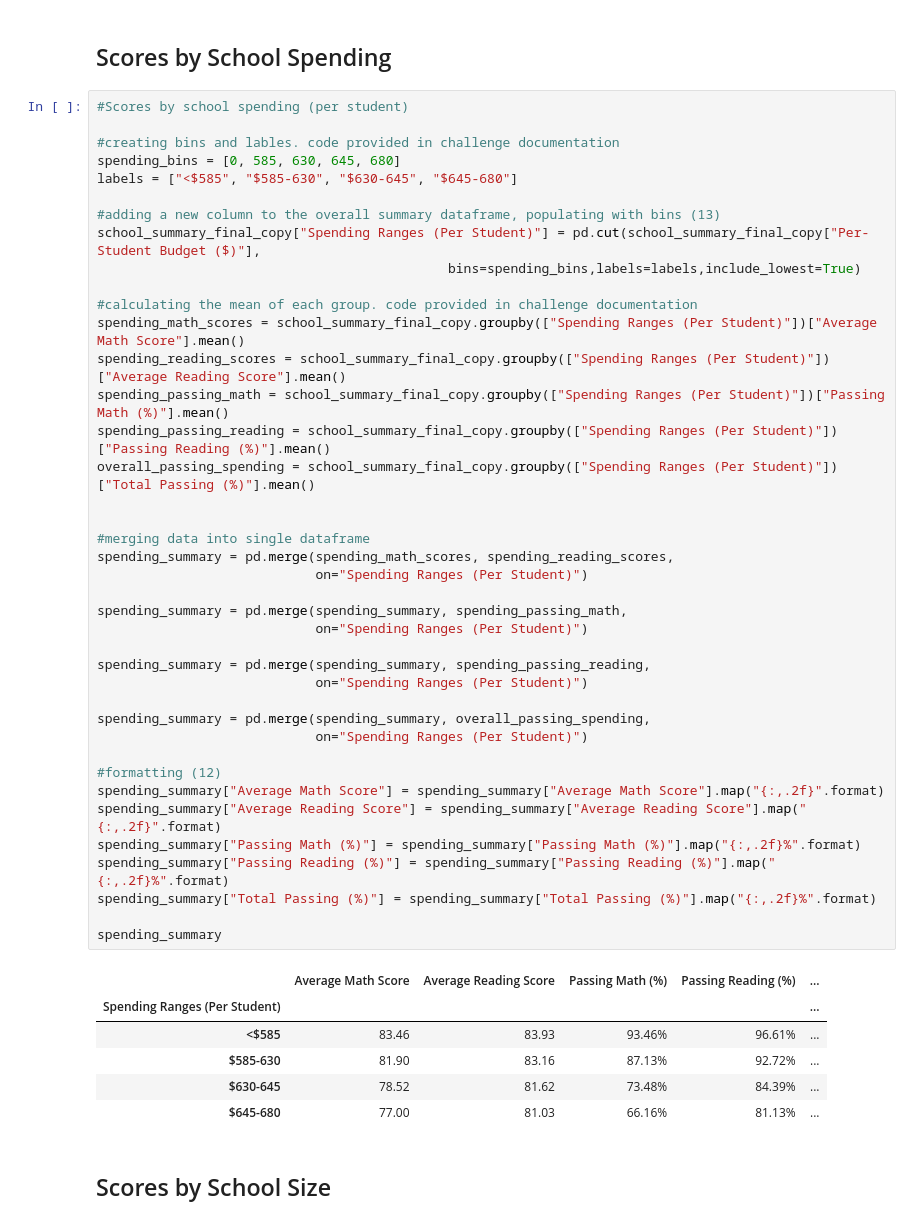
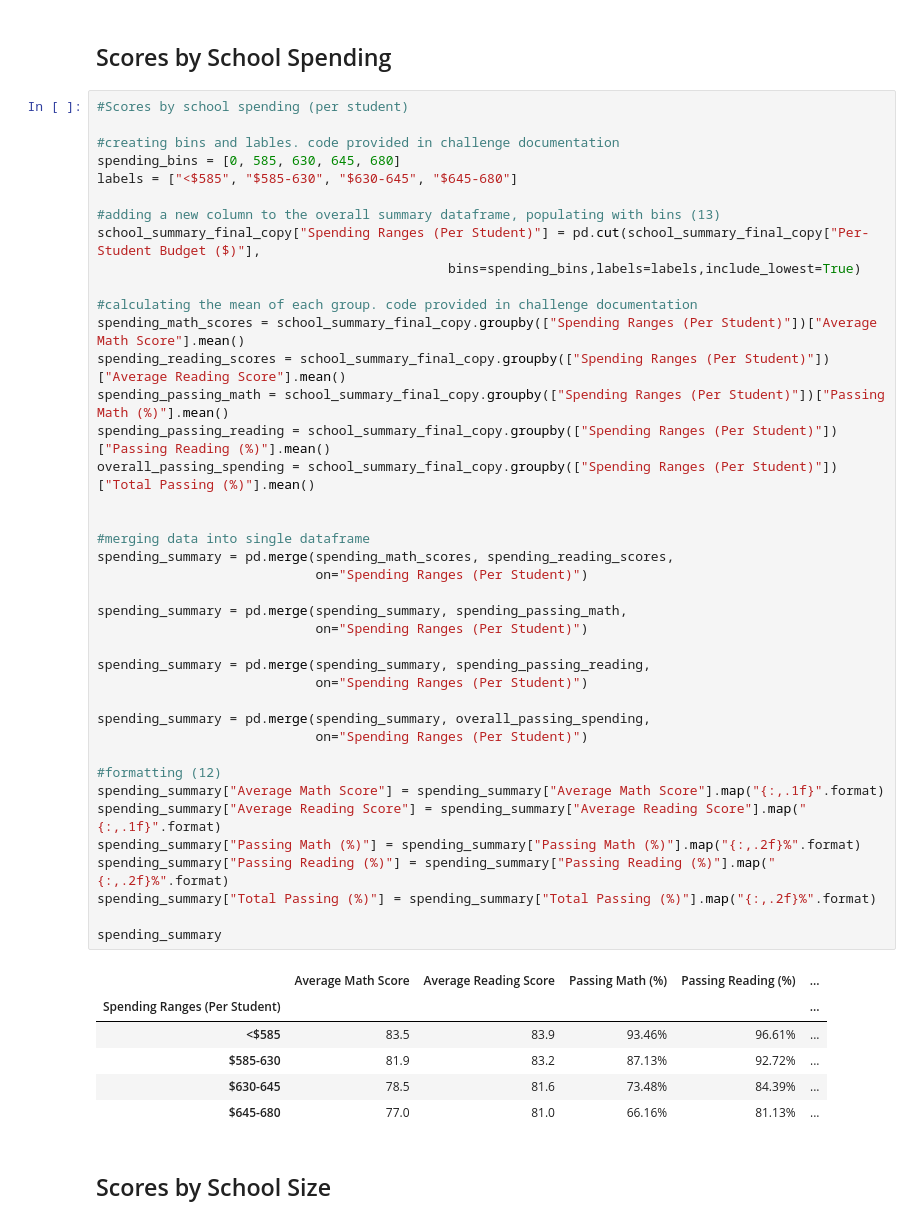
Before and after one commit to linderkm/pandas-challenge, a Jupyter notebook: PyCitySchools/analysis.ipynb, the cells around one changed output. Cells and saved outputs as stored; diff of their text form.

```diff
--- a/PyCitySchools/analysis.ipynb
+++ b/PyCitySchools/analysis.ipynb
@@ -379,39 +380,39 @@ school_summary_final_copy["Spending Ranges (Per Student)"] = pd.cut(school_summa
 #calculating the mean of each group. code provided in challenge documentation
 spending_math_scores = school_summary_final_copy.groupby(["Spending Ranges (Per Student)"])["Average Math Score"].mean()
 spending_reading_scores = school_summary_final_copy.groupby(["Spending Ranges (Per Student)"])["Average Reading Score"].mean()
 spending_passing_math = school_summary_final_copy.groupby(["Spending Ranges (Per Student)"])["Passing Math (%)"].mean()
 spending_passing_reading = school_summary_final_copy.groupby(["Spending Ranges (Per Student)"])["Passing Reading (%)"].mean()
 overall_passing_spending = school_summary_final_copy.groupby(["Spending Ranges (Per Student)"])["Total Passing (%)"].mean()
 
 
 #merging data into single dataframe
 spending_summary = pd.merge(spending_math_scores, spending_reading_scores,
                             on="Spending Ranges (Per Student)")
 
 spending_summary = pd.merge(spending_summary, spending_passing_math,
                             on="Spending Ranges (Per Student)")
 
 spending_summary = pd.merge(spending_summary, spending_passing_reading,
                             on="Spending Ranges (Per Student)")
 
 spending_summary = pd.merge(spending_summary, overall_passing_spending,
                             on="Spending Ranges (Per Student)")
 
 #formatting (12)
-spending_summary["Average Math Score"] = spending_summary["Average Math Score"].map("{:,.2f}".format)
-spending_summary["Average Reading Score"] = spending_summary["Average Reading Score"].map("{:,.2f}".format)
+spending_summary["Average Math Score"] = spending_summary["Average Math Score"].map("{:,.1f}".format)
+spending_summary["Average Reading Score"] = spending_summary["Average Reading Score"].map("{:,.1f}".format)
 spending_summary["Passing Math (%)"] = spending_summary["Passing Math (%)"].map("{:,.2f}%".format)
 spending_summary["Passing Reading (%)"] = spending_summary["Passing Reading (%)"].map("{:,.2f}%".format)
 spending_summary["Total Passing (%)"] = spending_summary["Total Passing (%)"].map("{:,.2f}%".format)
 
 spending_summary
 # %% [output]
 |  | Average Math Score | Average Reading Score | Passing Math (%) | Passing Reading (%) | ... |
 | Spending Ranges (Per Student) |  |  |  |  | ... |
-| <$585 | 83.46 | 83.93 | 93.46% | 96.61% | ... |
-| $585-630 | 81.90 | 83.16 | 87.13% | 92.72% | ... |
-| $630-645 | 78.52 | 81.62 | 73.48% | 84.39% | ... |
-| $645-680 | 77.00 | 81.03 | 66.16% | 81.13% | ... |
+| <$585 | 83.5 | 83.9 | 93.46% | 96.61% | ... |
+| $585-630 | 81.9 | 83.2 | 87.13% | 92.72% | ... |
+| $630-645 | 78.5 | 81.6 | 73.48% | 84.39% | ... |
+| $645-680 | 77.0 | 81.0 | 66.16% | 81.13% | ... |
 # %% [markdown]
 ## Scores by School Size
 # %%
```
Also changed, not shown: parts of 5 cells of this notebook.
